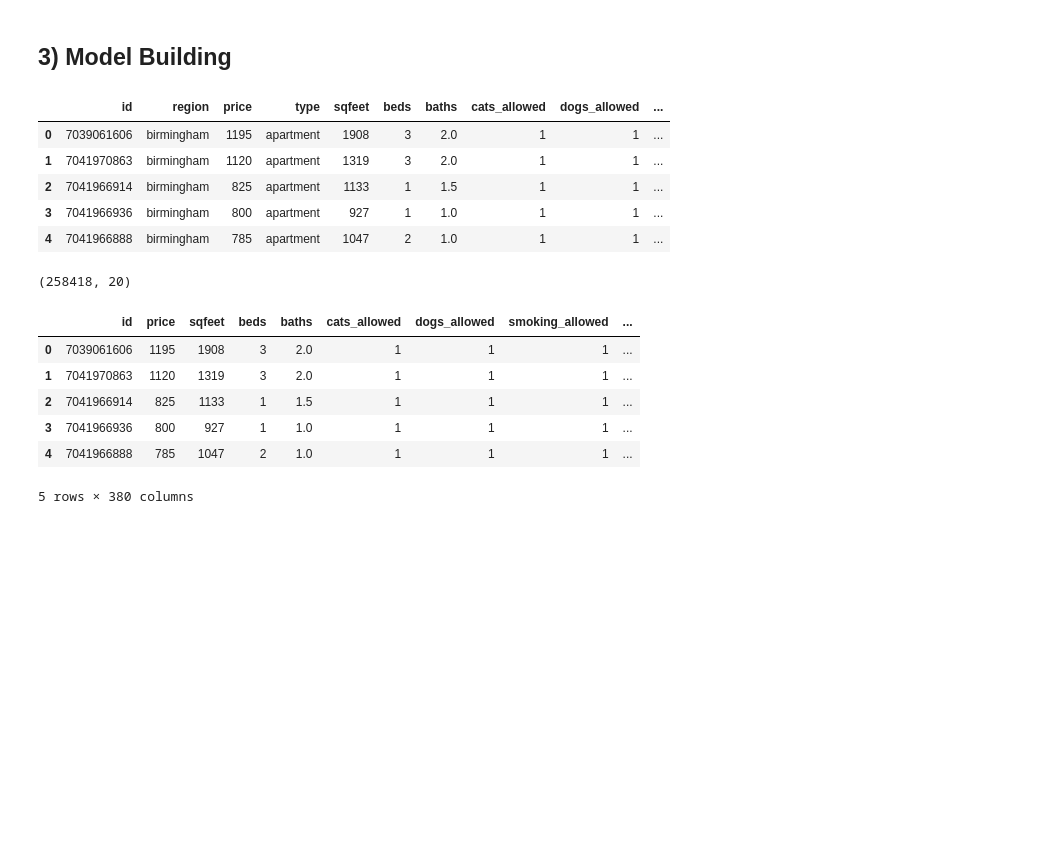
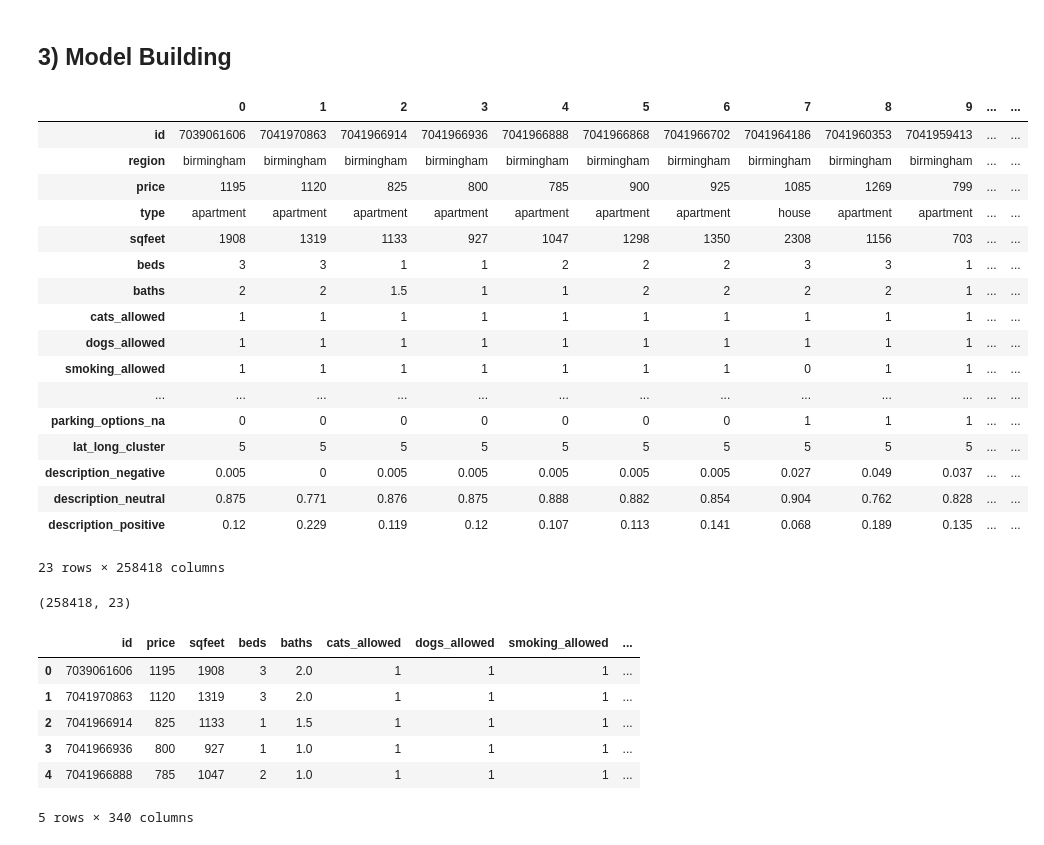
Before and after one commit to blurred-machine/Real-Estate-Rental-Pricing-Prediction-End-to-End-ML-Project, a Jupyter notebook: housepriceprediction.ipynb, the cells around one changed output. Saved outputs shown, nothing was run; the diff lists cells and outputs as text; code cells hidden in the pictures; blank space fills up the shorter version.

```diff
--- a/housepriceprediction.ipynb
+++ b/housepriceprediction.ipynb
@@ -619,11 +584,24 @@ clean_df.head()
 ## 3) Model Building
 # %%
 df = pd.read_csv("clean_df.csv")
-df.head()
+df.drop(['state'], axis=1, inplace=True)
+df.T
 # %% [output]
-|  | id | region | price | type | sqfeet | beds | baths | cats_allowed | dogs_allowed | ... |
-| 0 | 7039061606 | birmingham | 1195 | apartment | 1908 | 3 | 2.0 | 1 | 1 | ... |
-| 1 | 7041970863 | birmingham | 1120 | apartment | 1319 | 3 | 2.0 | 1 | 1 | ... |
-| 2 | 7041966914 | birmingham | 825 | apartment | 1133 | 1 | 1.5 | 1 | 1 | ... |
-| 3 | 7041966936 | birmingham | 800 | apartment | 927 | 1 | 1.0 | 1 | 1 | ... |
-| 4 | 7041966888 | birmingham | 785 | apartment | 1047 | 2 | 1.0 | 1 | 1 | ... |
+|  | 0 | 1 | 2 | 3 | 4 | 5 | 6 | 7 | 8 | 9 | ... | ... |
+| id | 7039061606 | 7041970863 | 7041966914 | 7041966936 | 7041966888 | 7041966868 | 7041966702 | 7041964186 | 7041960353 | 7041959413 | ... | ... |
+| region | birmingham | birmingham | birmingham | birmingham | birmingham | birmingham | birmingham | birmingham | birmingham | birmingham | ... | ... |
+| price | 1195 | 1120 | 825 | 800 | 785 | 900 | 925 | 1085 | 1269 | 799 | ... | ... |
+| type | apartment | apartment | apartment | apartment | apartment | apartment | apartment | house | apartment | apartment | ... | ... |
+| sqfeet | 1908 | 1319 | 1133 | 927 | 1047 | 1298 | 1350 | 2308 | 1156 | 703 | ... | ... |
+| beds | 3 | 3 | 1 | 1 | 2 | 2 | 2 | 3 | 3 | 1 | ... | ... |
+| baths | 2 | 2 | 1.5 | 1 | 1 | 2 | 2 | 2 | 2 | 1 | ... | ... |
+| cats_allowed | 1 | 1 | 1 | 1 | 1 | 1 | 1 | 1 | 1 | 1 | ... | ... |
+| dogs_allowed | 1 | 1 | 1 | 1 | 1 | 1 | 1 | 1 | 1 | 1 | ... | ... |
+| smoking_allowed | 1 | 1 | 1 | 1 | 1 | 1 | 1 | 0 | 1 | 1 | ... | ... |
+| ... | ... | ... | ... | ... | ... | ... | ... | ... | ... | ... | ... | ... |
+| parking_options_na | 0 | 0 | 0 | 0 | 0 | 0 | 0 | 1 | 1 | 1 | ... | ... |
+| lat_long_cluster | 5 | 5 | 5 | 5 | 5 | 5 | 5 | 5 | 5 | 5 | ... | ... |
+| description_negative | 0.005 | 0 | 0.005 | 0.005 | 0.005 | 0.005 | 0.005 | 0.027 | 0.049 | 0.037 | ... | ... |
+| description_neutral | 0.875 | 0.771 | 0.876 | 0.875 | 0.888 | 0.882 | 0.854 | 0.904 | 0.762 | 0.828 | ... | ... |
+| description_positive | 0.12 | 0.229 | 0.119 | 0.12 | 0.107 | 0.113 | 0.141 | 0.068 | 0.189 | 0.135 | ... | ... |
+23 rows × 258418 columns
@@ -631,7 +611,7 @@ df.head()
 df.dropna(inplace=True)
 df.shape
 # %% [output]
-(258418, 20)
+(258418, 23)
 # %%
 df = pd.get_dummies(df,drop_first=False)
 df.head()
@@ -642,7 +622,7 @@ df.head()
 | 2 | 7041966914 | 825 | 1133 | 1 | 1.5 | 1 | 1 | 1 | ... |
 | 3 | 7041966936 | 800 | 927 | 1 | 1.0 | 1 | 1 | 1 | ... |
 | 4 | 7041966888 | 785 | 1047 | 2 | 1.0 | 1 | 1 | 1 | ... |
-5 rows × 380 columns
+5 rows × 340 columns
 # %%
 # df = df.iloc[:1000, :]
 # %%
```
Also changed, not shown: parts of 23 cells of this notebook, 1 other file.
